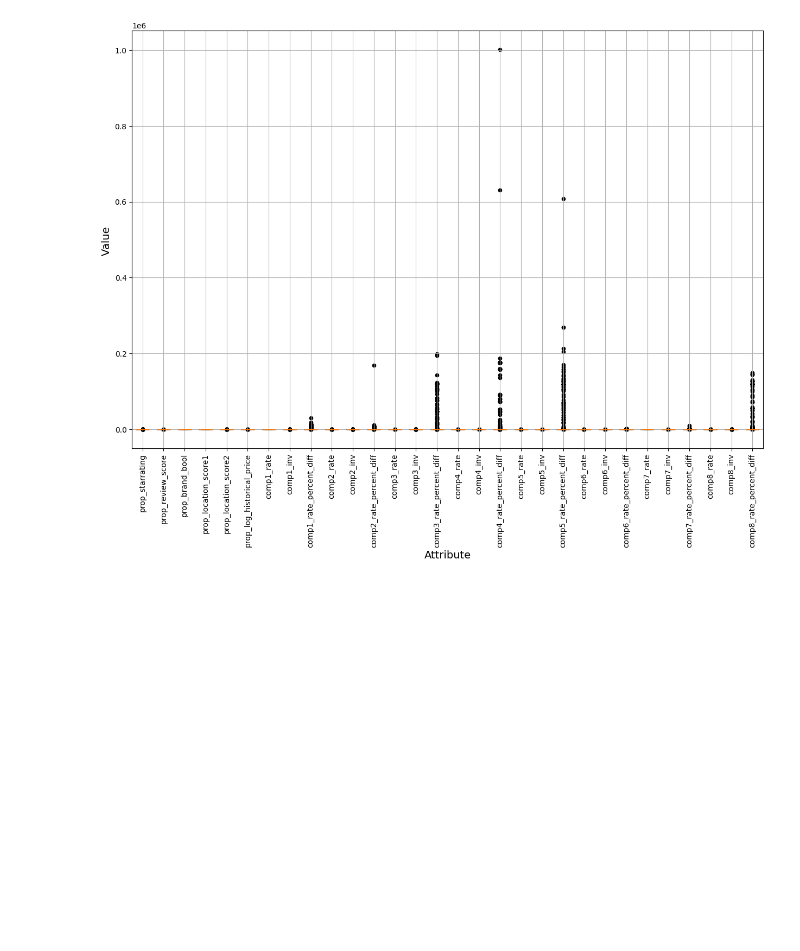
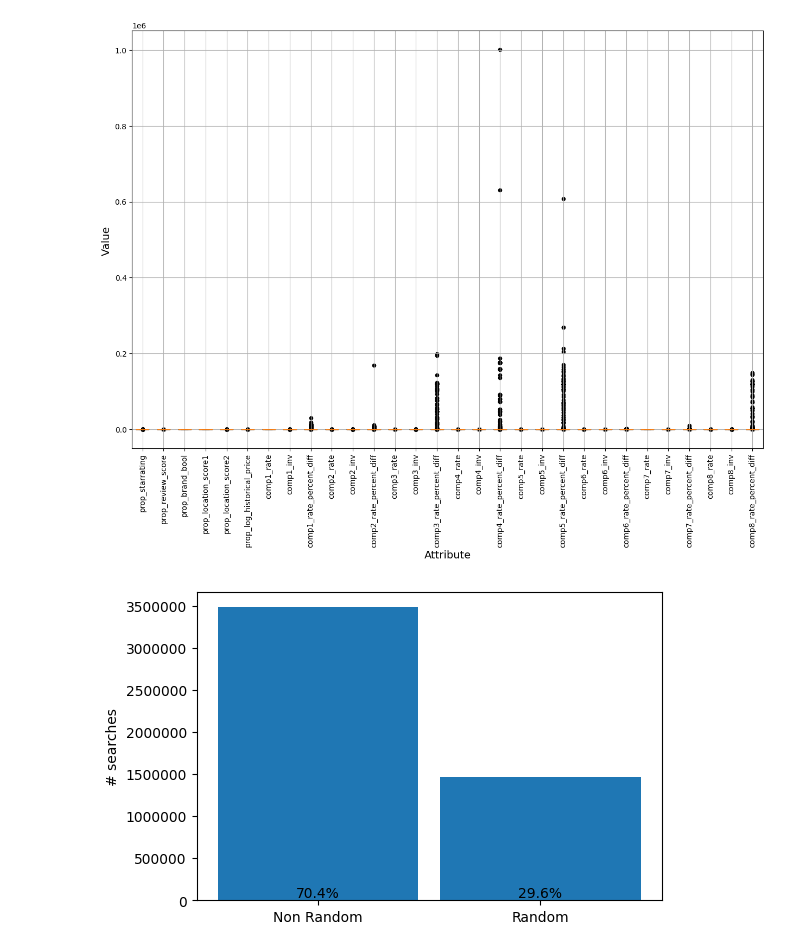
Before and after one commit to Jeniamakarchik/dmt_recom_sys, a Jupyter notebook: Ilse.ipynb, the cells around one changed output. Drawn from its saved outputs; the diff is of its cells as text; code cells hidden in the pictures; blank space fills up the shorter version.

Commit message:
random graph

```diff
--- a/Ilse.ipynb
+++ b/Ilse.ipynb
@@ -153,6 +153,46 @@ plt.grid()
 plt.show()
 # %% [output]
 [figure]
+# %%
+# TODO make random graph
+from matplotlib.ticker import ScalarFormatter
+
+# Compute frequency of binary values in the random bool column
+value_counts = train_data['random_bool'].value_counts().compute()
+
+# Create histogram
+fig, ax = plt.subplots(figsize=(6, 4))
+ax.bar(value_counts.index, value_counts.values, width=0.9)
+
+# Calculate percentage
+total = value_counts.sum()
+percentages = value_counts / total * 100
+
+# Customize plot
+binary_labels = {
+    0: 'Non Random',
+    1: 'Random'
+}
+
+# Customize plot
+ax.set_xticks(value_counts.index)
+ax.set_xticklabels([binary_labels[i] for i in value_counts.index])
+ax.set_ylabel('# searches')
+
+# Remove scientific notation from y-axis
+ax.yaxis.set_major_formatter(FuncFormatter(lambda x, pos: f'{x:.0f}'))
+
+#plt.grid()
+# Add percentage in the middle of the bars
+for bar, percentage in zip(bars, percentages):
+    height = bar.get_height()
+    ax.text(bar.get_x() + bar.get_width() / 2, height / 2, f'{percentage:.1f}%', ha='center', va='bottom')
+
+
+# Display the plot
+plt.show()
+# %% [output]
+[figure, added]
 # %%
 # TODO make converting graph. if click is 1 or booking is 1 than count
 # %%
```
Also changed, not shown: parts of 3 cells of this notebook.
